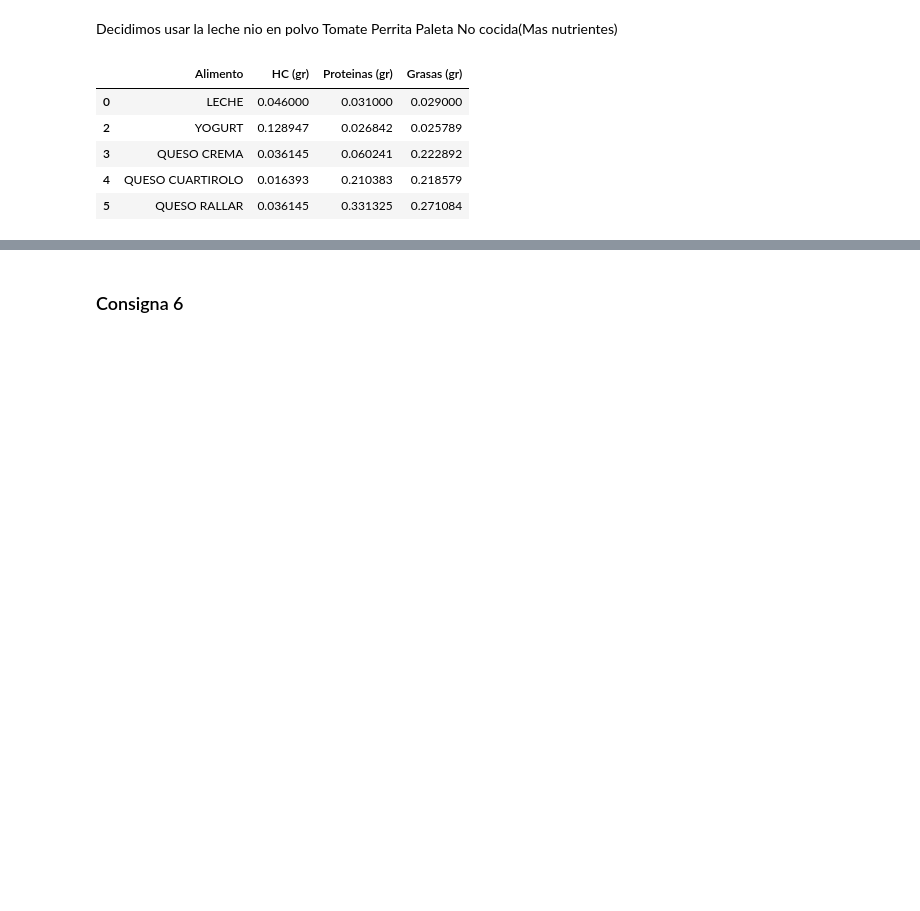
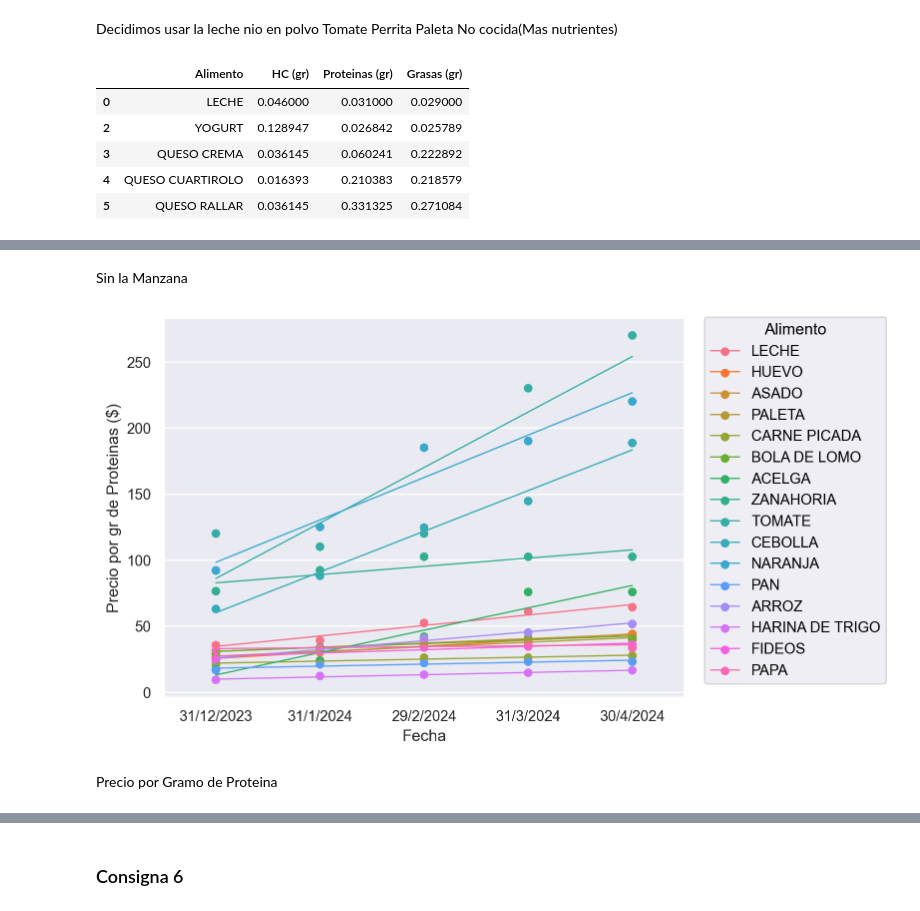
Before and after one commit to iggallardo-uba/ALC-TP2, a Jupyter notebook: Grupo-GR18.ipynb, the cells around one changed output, grey strips where cells are left out. Drawn from its saved outputs; the diff is of its cells as text; code cells hidden in the pictures; blank space fills up the shorter version.

```diff
--- a/Grupo-GR18.ipynb
+++ b/Grupo-GR18.ipynb
@@ -378,0 +457,8 @@ TypeError: mark must be a Mark instance, not <class 'seaborn._stats.regression.P
+# %% [markdown]
+Sin la Manzana
+# %%
+so.Plot(data=Pr__Nutricional[Pr__Nutricional["Precio por gr de Proteinas ($)"] < 400], x="Fecha", y="Precio por gr de Proteinas ($)", color="Alimento").add(so.Dot()).add(so.Line(linewidth=1), so.PolyFit(1))
+# %% [output]
+[figure, added]
+# %% [markdown]
+Precio por Gramo de Proteina
```
Also changed, not shown: parts of 22 cells of this notebook, 1 other file.
